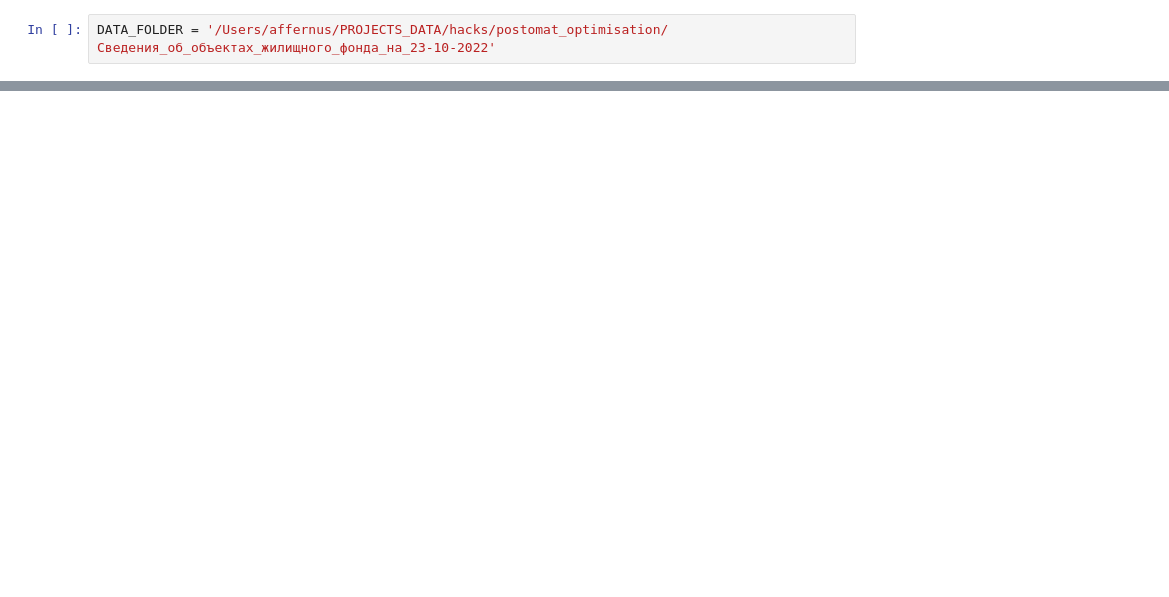
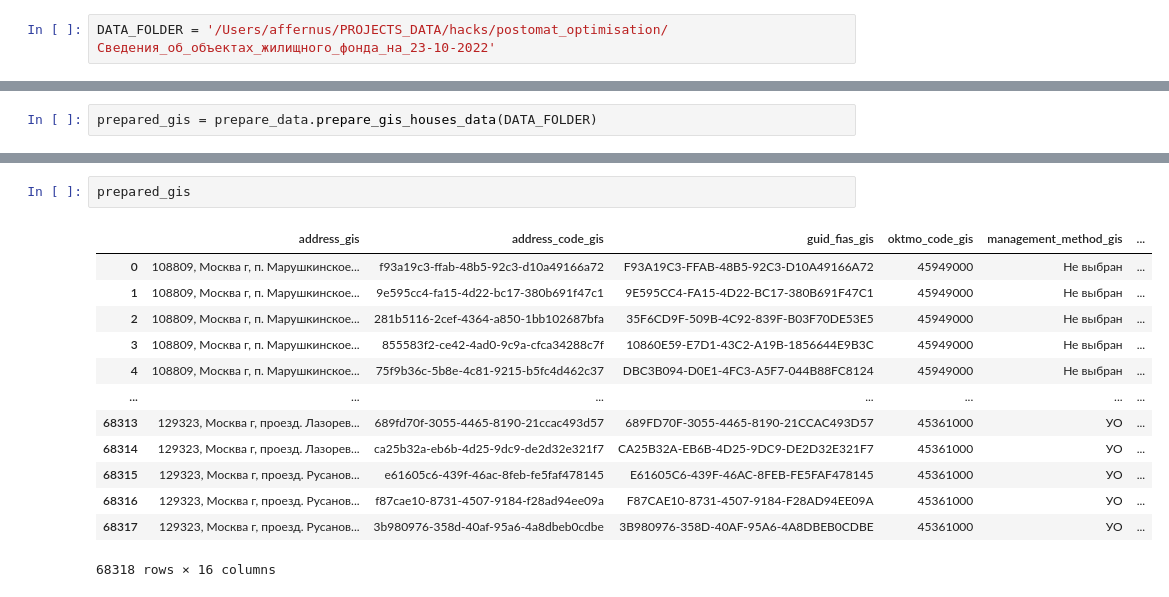
Before and after one commit to SerSmith/postomat_optimisation, a Jupyter notebook: Notebooks/prepare_data/step2_prepare_gis_houses_data.ipynb, the cells around one changed output, grey strips where cells are left out. Drawn from its saved outputs; the diff is of its cells as text; blank space fills up the shorter version.

```diff
--- a/Notebooks/prepare_data/step2_prepare_gis_houses_data.ipynb
+++ b/Notebooks/prepare_data/step2_prepare_gis_houses_data.ipynb
@@ -157,0 +22,2 @@ prepared_gis_house_data.to_pickle(result_filepath, protocol=4)
+# %%
+prepared_gis = prepare_data.prepare_gis_houses_data(DATA_FOLDER)
@@ -157,0 +31,16 @@ prepared_gis_house_data.to_pickle(result_filepath, protocol=4)
+# %%
+prepared_gis
+# %% [output]
+|  | address_gis | address_code_gis | guid_fias_gis | oktmo_code_gis | management_method_gis | ... |
+| 0 | 108809, Москва г, п. Марушкинское... | f93a19c3-ffab-48b5-92c3-d10a49166a72 | F93A19C3-FFAB-48B5-92C3-D10A49166A72 | 45949000 | Не выбран | ... |
+| 1 | 108809, Москва г, п. Марушкинское... | 9e595cc4-fa15-4d22-bc17-380b691f47c1 | 9E595CC4-FA15-4D22-BC17-380B691F47C1 | 45949000 | Не выбран | ... |
+| 2 | 108809, Москва г, п. Марушкинское... | 281b5116-2cef-4364-a850-1bb102687bfa | 35F6CD9F-509B-4C92-839F-B03F70DE53E5 | 45949000 | Не выбран | ... |
+| 3 | 108809, Москва г, п. Марушкинское... | 855583f2-ce42-4ad0-9c9a-cfca34288c7f | 10860E59-E7D1-43C2-A19B-1856644E9B3C | 45949000 | Не выбран | ... |
+| 4 | 108809, Москва г, п. Марушкинское... | 75f9b36c-5b8e-4c81-9215-b5fc4d462c37 | DBC3B094-D0E1-4FC3-A5F7-044B88FC8124 | 45949000 | Не выбран | ... |
+| ... | ... | ... | ... | ... | ... | ... |
+| 68313 | 129323, Москва г, проезд. Лазорев... | 689fd70f-3055-4465-8190-21ccac493d57 | 689FD70F-3055-4465-8190-21CCAC493D57 | 45361000 | УО | ... |
+| 68314 | 129323, Москва г, проезд. Лазорев... | ca25b32a-eb6b-4d25-9dc9-de2d32e321f7 | CA25B32A-EB6B-4D25-9DC9-DE2D32E321F7 | 45361000 | УО | ... |
+| 68315 | 129323, Москва г, проезд. Русанов... | e61605c6-439f-46ac-8feb-fe5faf478145 | E61605C6-439F-46AC-8FEB-FE5FAF478145 | 45361000 | УО | ... |
+| 68316 | 129323, Москва г, проезд. Русанов... | f87cae10-8731-4507-9184-f28ad94ee09a | F87CAE10-8731-4507-9184-F28AD94EE09A | 45361000 | УО | ... |
+| 68317 | 129323, Москва г, проезд. Русанов... | 3b980976-358d-40af-95a6-4a8dbeb0cdbe | 3B980976-358D-40AF-95A6-4A8DBEB0CDBE | 45361000 | УО | ... |
+68318 rows × 16 columns
```
Also changed, not shown: parts of 20 cells of this notebook, 9 other files.
